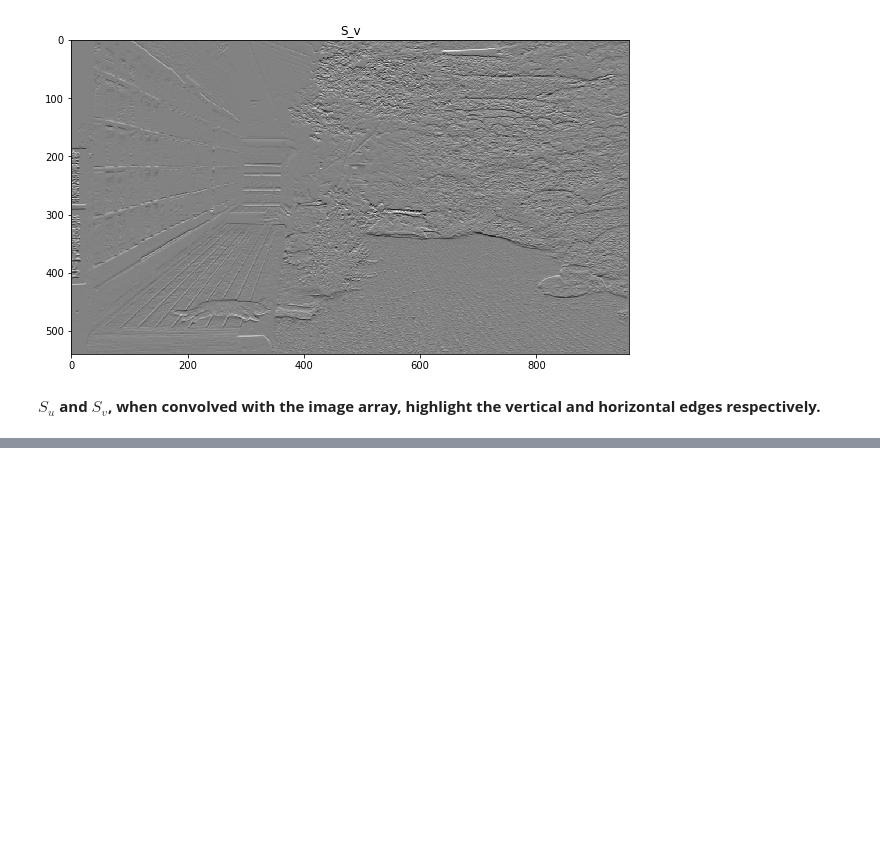
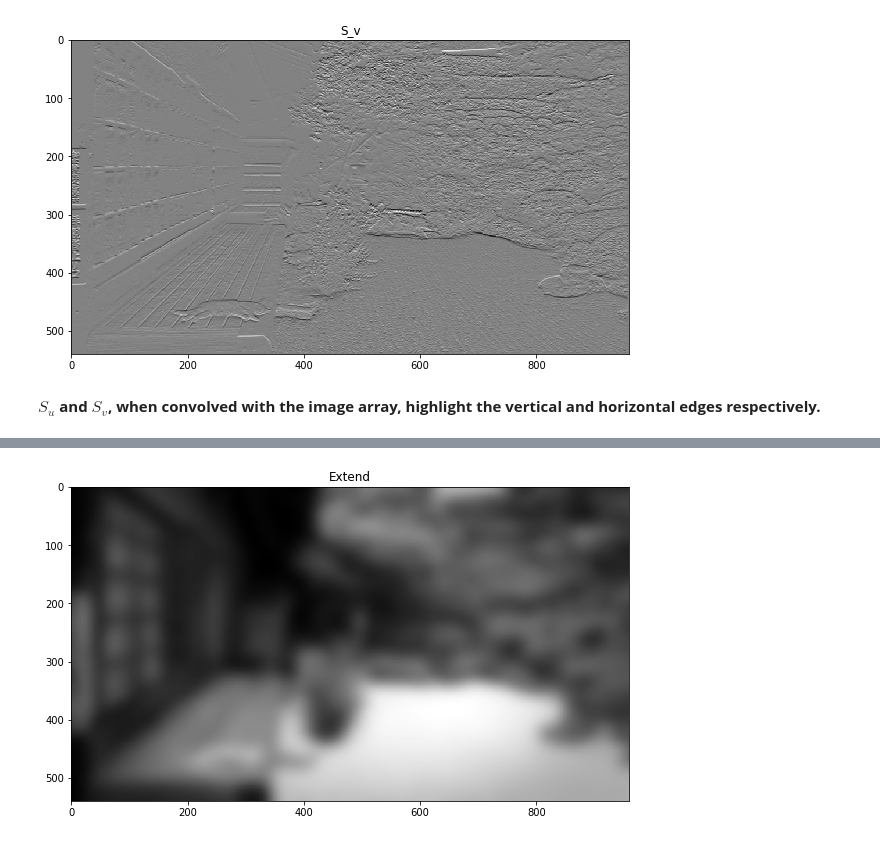
Before and after one commit to fbunt/190201_convolution_and_filtering, a Jupyter notebook: convolution.ipynb, the cells around one changed output, grey strips where cells are left out. Drawn from its saved outputs; the diff is of its cells as text; code cells hidden in the pictures; blank space fills up the shorter version.

```diff
--- a/convolution.ipynb
+++ b/convolution.ipynb
@@ -138,0 +211,4 @@ plt.show()
+# %%
+imshow(conv_with_boundary(I_gray, gk, boundary_mode="extend"), title="Extend")
+# %% [output]
+[figure, added]
```
Also changed, not shown: parts of 6 cells of this notebook.
